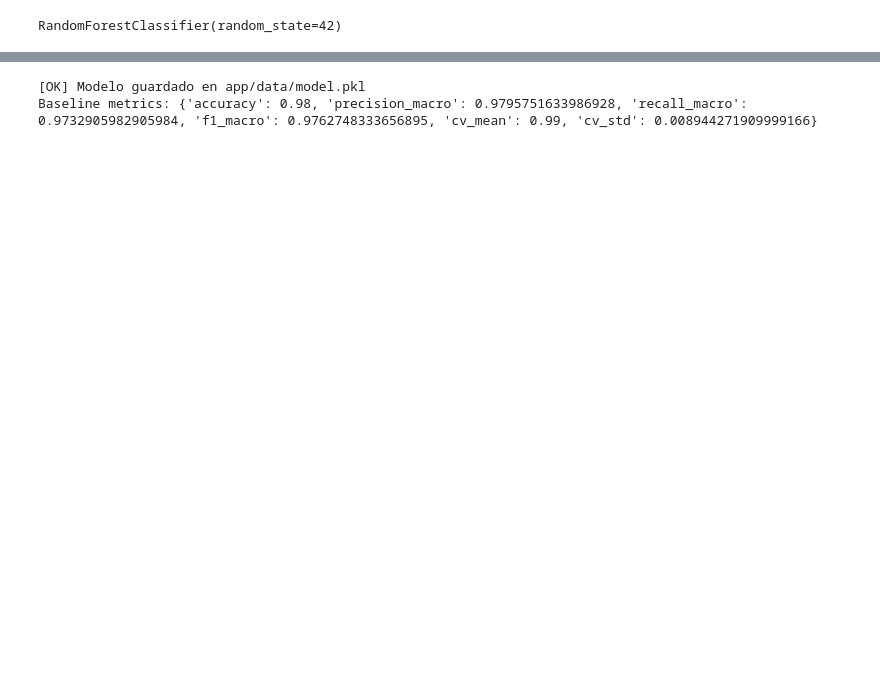
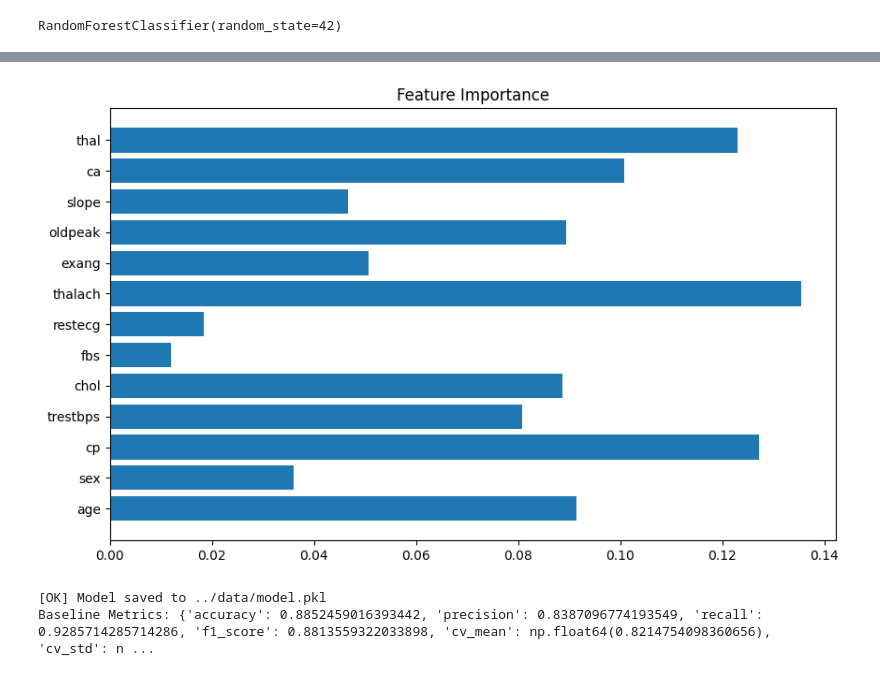
Before and after one commit to dsalazardev/telemetry-heart-ai, a Jupyter notebook: Project/microservice/notebooks/02-baseline.ipynb, the cells around one changed output, grey strips where cells are left out. Cells and saved outputs as stored; diff of their text form; code cells hidden in the pictures; blank space fills up the shorter version.

```diff
--- a/Project/microservice/notebooks/02-baseline.ipynb
+++ b/Project/microservice/notebooks/02-baseline.ipynb
@@ -84,20 +64,28 @@ plt.tight_layout(); plt.show()
 # %%
+# Feature importance
+features = X.columns
 importances = model.feature_importances_
-order = np.argsort(importances)
-plt.figure(figsize=(8, 5))
-plt.barh(np.array(FEATURES)[order], importances[order])
-plt.title('Feature importance - RandomForest')
-plt.tight_layout(); plt.show()
+plt.figure(figsize=(10, 6))
+plt.barh(features, importances)
+plt.title('Feature Importance')
+plt.show()
+# %% [output]
+[figure, added]
-# %%
-Path('app/data').mkdir(parents=True, exist_ok=True)
-joblib.dump(model, 'app/data/model.pkl')
-metrics = {'accuracy': accuracy, 'precision_macro': precision,
-           'recall_macro': recall, 'f1_macro': f1,
-           'cv_mean': float(cv_scores.mean()), 'cv_std': float(cv_scores.std())}
-import json
-Path('app/data/baseline_metrics.json').write_text(json.dumps(metrics, indent=2), encoding='utf-8')
-print('[OK] Modelo guardado en app/data/model.pkl')
-print('Baseline metrics:', metrics)
-# %% [output]
-[OK] Modelo guardado en app/data/model.pkl
-Baseline metrics: {'accuracy': 0.98, 'precision_macro': 0.9795751633986928, 'recall_macro': 0.9732905982905984, 'f1_macro': 0.9762748333656895, 'cv_mean': 0.99, 'cv_std': 0.008944271909999166}
+# %%
+# Save model
+joblib.dump(model, '../app/data/model.pkl')
+print("[OK] Model saved to ../data/model.pkl")
+
+# Save metrics
+metrics = {
+    'accuracy': accuracy,
+    'precision': precision,
+    'recall': recall,
+    'f1_score': f1,
+    'cv_mean': cv_scores.mean(),
+    'cv_std': cv_scores.std()
+}
+print("Baseline Metrics:", metrics)
+# %% [output]
+[OK] Model saved to ../data/model.pkl
+Baseline Metrics: {'accuracy': 0.8852459016393442, 'precision': 0.8387096774193549, 'recall': 0.9285714285714286, 'f1_score': 0.8813559322033898, 'cv_mean': np.float64(0.8214754098360656), 'cv_std': n ...
```
Also changed, not shown: parts of 11 cells of this notebook, 4 other files.
